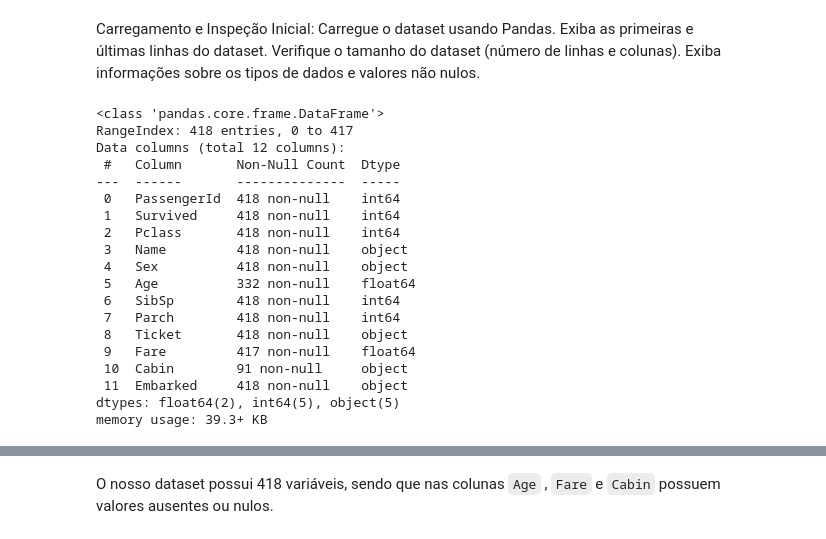
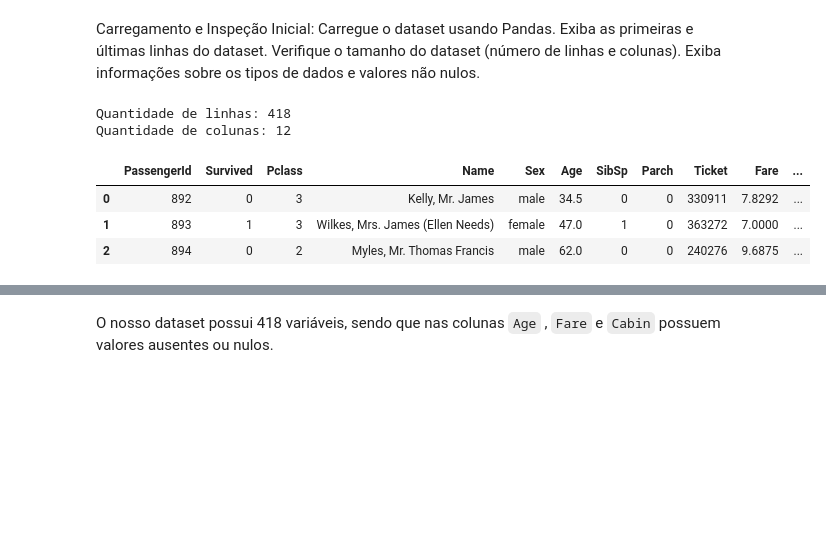
Before and after one commit to Mustasheep/EDA_titanic, a Jupyter notebook: titanic.ipynb, the cells around one changed output, grey strips where cells are left out. Cells and saved outputs as stored; diff of their text form; code cells hidden in the pictures; blank space fills up the shorter version.

```diff
--- a/titanic.ipynb
+++ b/titanic.ipynb
@@ -78,24 +74,15 @@ file_path = os.path.join(path, 'tested.csv')
 # Preparando DataFrame
 data = pd.read_csv(file_path)
 df = pd.DataFrame(data)
-df.info()
+print(f"Quantidade de linhas: {df.shape[0]}")
+print(f"Quantidade de colunas: {df.shape[1]}")
 # %% [output]
-<class 'pandas.core.frame.DataFrame'>
-RangeIndex: 418 entries, 0 to 417
-Data columns (total 12 columns):
- #   Column       Non-Null Count  Dtype
----  ------       --------------  -----
- 0   PassengerId  418 non-null    int64
- 1   Survived     418 non-null    int64
- 2   Pclass       418 non-null    int64
- 3   Name         418 non-null    object
- 4   Sex          418 non-null    object
- 5   Age          332 non-null    float64
- 6   SibSp        418 non-null    int64
- 7   Parch        418 non-null    int64
- 8   Ticket       418 non-null    object
- 9   Fare         417 non-null    float64
- 10  Cabin        91 non-null     object
- 11  Embarked     418 non-null    object
-dtypes: float64(2), int64(5), object(5)
-memory usage: 39.3+ KB
+Quantidade de linhas: 418
+Quantidade de colunas: 12
+# %%
+df.head(3)
+# %% [output]
+|  | PassengerId | Survived | Pclass | Name | Sex | Age | SibSp | Parch | Ticket | Fare | ... |
+| 0 | 892 | 0 | 3 | Kelly, Mr. James | male | 34.5 | 0 | 0 | 330911 | 7.8292 | ... |
+| 1 | 893 | 1 | 3 | Wilkes, Mrs. James (Ellen Needs) | female | 47.0 | 1 | 0 | 363272 | 7.0000 | ... |
+| 2 | 894 | 0 | 2 | Myles, Mr. Thomas Francis | male | 62.0 | 0 | 0 | 240276 | 9.6875 | ... |
```
Also changed, not shown: parts of 7 cells of this notebook.
